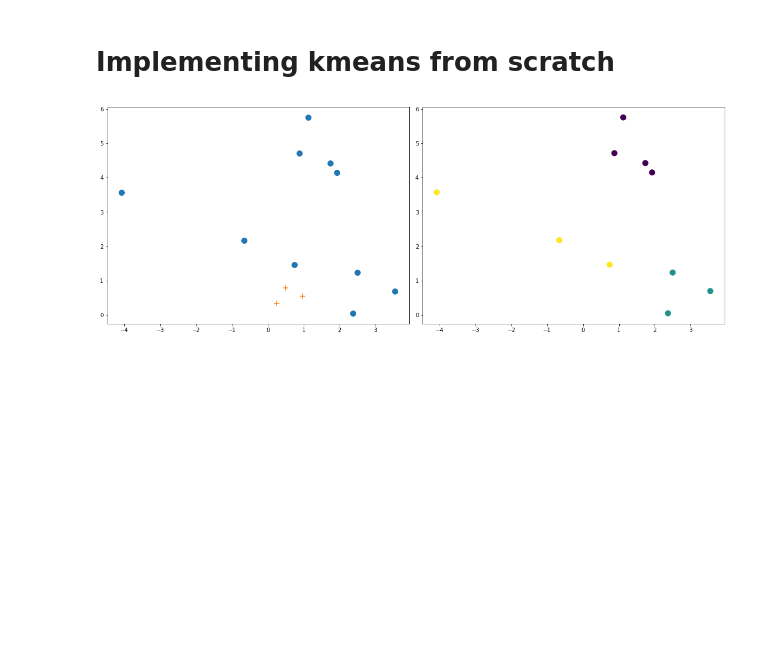
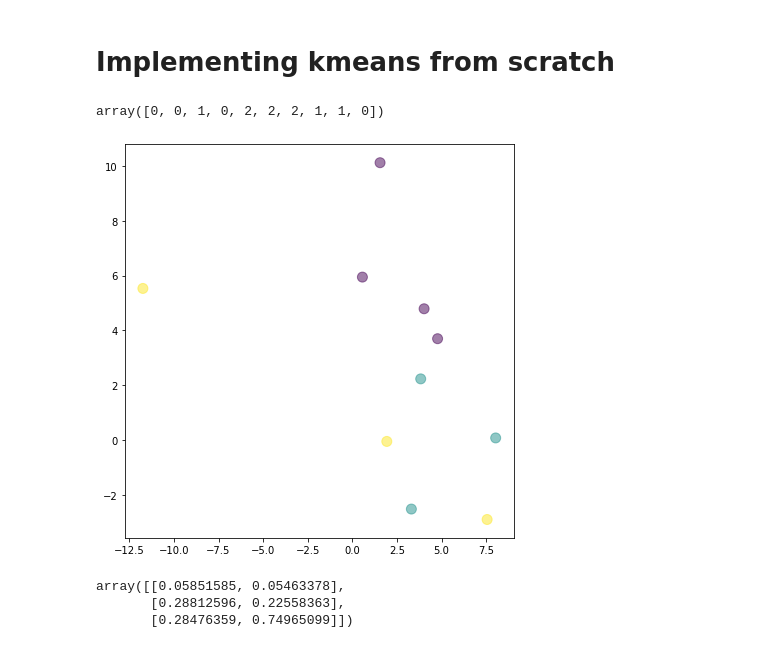
Before and after one commit to afflint/mastercobra, a Jupyter notebook: kmeans.ipynb, the cells around one changed output. Cells and saved outputs as stored; diff of their text form; code cells hidden in the pictures; blank space fills up the shorter version.

```diff
--- a/kmeans.ipynb
+++ b/kmeans.ipynb
@@ -11,17 +14,26 @@ from sklearn.datasets import make_blobs
 # %%
 k, n = 3, 2
 # %%
-X, y = make_blobs(n_samples=10, centers=k, n_features=n, random_state=0, cluster_std=1.0)
+X, y = make_blobs(n_samples=10, centers=k, n_features=n, random_state=0,
+                  cluster_std=4)
+# %%
+y
+# %% [output]
+array([0, 0, 1, 0, 2, 2, 2, 1, 1, 0])
 # %%
-fig, ax = plt.subplots(figsize=(16, 6), ncols=2)
-ax[0].scatter(X[:,0], X[:,1], s=100, alpha=1.0)
-ax[1].scatter(X[:,0], X[:,1], c=y, s=100, alpha=1.0)
-ax[0].scatter(centroids[:,0], centroids[:,1], s=100, marker='+')
+fig, ax = plt.subplots(figsize=(6, 6), ncols=1)
+ax.scatter(X[:,0], X[:,1], s=100, alpha=.5, c=y)
 plt.tight_layout()
 plt.show()
 # %% [output]
-[figure, old version]
+[figure, new version]
 # %%
 k = 3
 # %%
 centroids = np.random.rand(k, n)
+# %%
+centroids
+# %% [output]
+array([[0.05851585, 0.05463378],
+       [0.28812596, 0.22558363],
+       [0.28476359, 0.74965099]])
```
Also changed, not shown: parts of 29 cells of this notebook, 1 other file.
